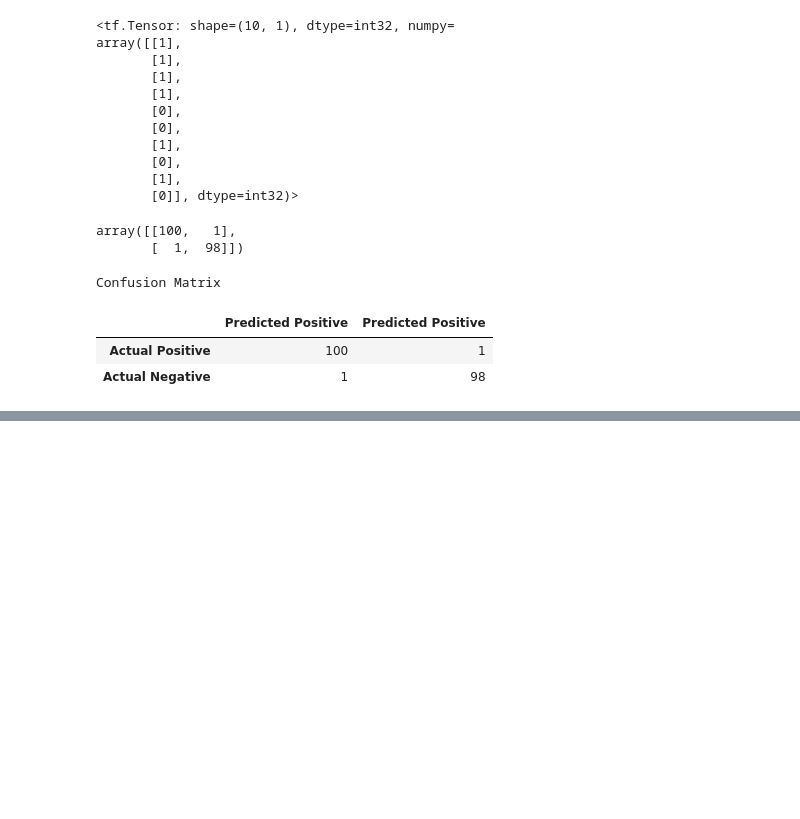
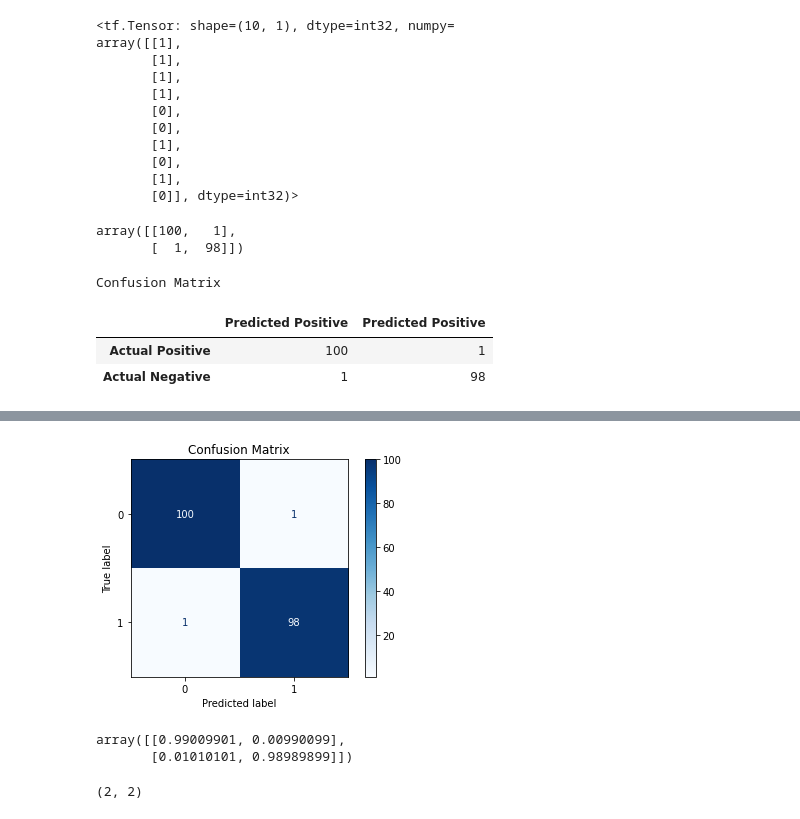
Before and after one commit to SecureGitWire/GoogleCollabeTensorflowDev, a Jupyter notebook: NeuralNetworkClassification.ipynb, the cells around one changed output, grey strips where cells are left out. Saved outputs shown, nothing was run; the diff lists cells and outputs as text; code cells hidden in the pictures; blank space fills up the shorter version.

```diff
--- a/NeuralNetworkClassification.ipynb
+++ b/NeuralNetworkClassification.ipynb
@@ -1103,0 +1146,19 @@ Confusion Matrix
+# %%
+from sklearn.metrics import confusion_matrix
+from sklearn.metrics import ConfusionMatrixDisplay
+
+cm = confusion_matrix(y_test, tf.math.round(y_pred))
+cm_display = ConfusionMatrixDisplay(cm).plot(cmap=plt.cm.Blues)
+cm_display = cm_display.ax_.set_title("Confusion Matrix")
+cm_display;
+# %% [output]
+[figure, added]
+# %%
+cm_norm
+# %% [output]
+array([[0.99009901, 0.00990099],
+       [0.01010101, 0.98989899]])
+# %%
+cm.shape
+# %% [output]
+(2, 2)
```
Also changed, not shown: parts of 3 cells of this notebook.
